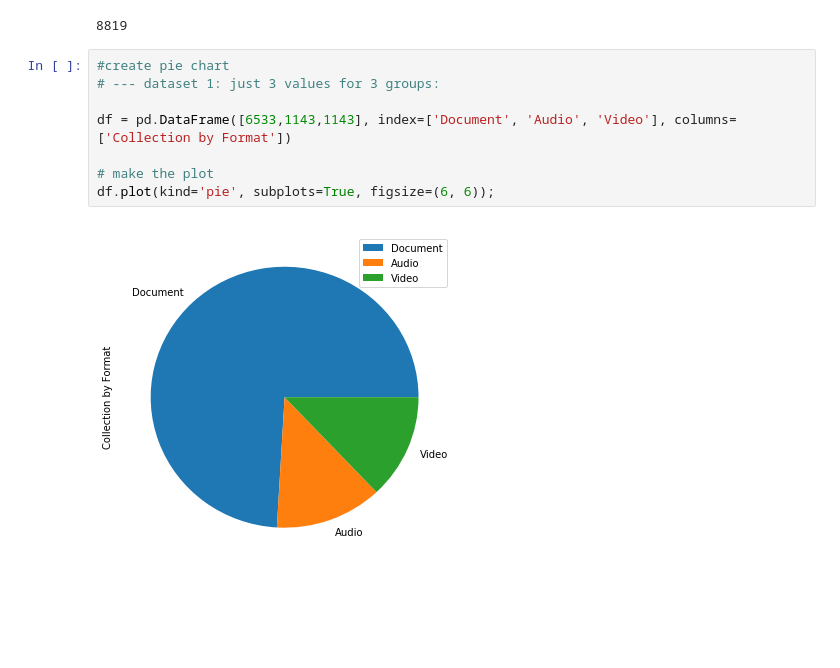
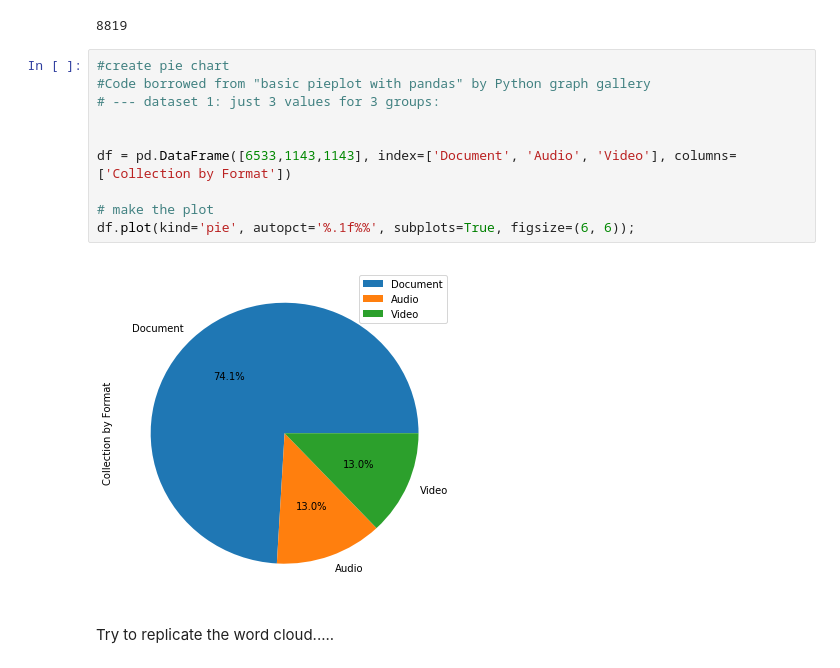
Before and after one commit to BIOF309/final-project-nlm, a Jupyter notebook: NLM data_FINAL.ipynb, the cells around one changed output. Saved outputs shown, nothing was run; the diff lists cells and outputs as text; blank space fills up the shorter version.

```diff
--- a/NLM data_FINAL.ipynb
+++ b/NLM data_FINAL.ipynb
@@ -126,11 +147,15 @@ print (6533+1143+1143)
 8819
 # %%
 #create pie chart
+#Code borrowed from "basic pieplot with pandas" by Python graph gallery
 # --- dataset 1: just 3 values for 3 groups:
+
 
 df = pd.DataFrame([6533,1143,1143], index=['Document', 'Audio', 'Video'], columns=['Collection by Format'])
 
 # make the plot
-df.plot(kind='pie', subplots=True, figsize=(6, 6));
+df.plot(kind='pie', autopct='%.1f%%', subplots=True, figsize=(6, 6));
 # %% [output]
-[figure, old version]
+[figure, new version]
+# %% [markdown]
+Try to replicate the word cloud.....
```
Also changed, not shown: parts of 4 cells of this notebook.
